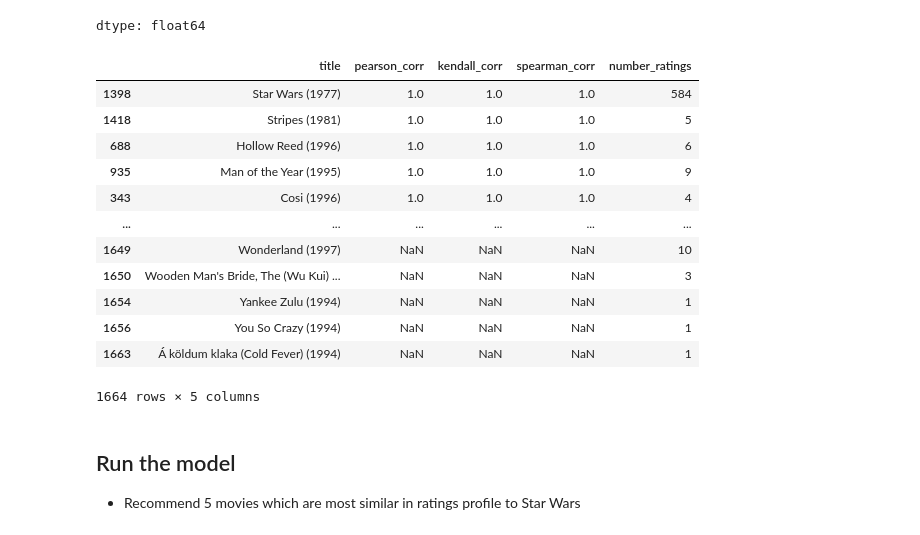
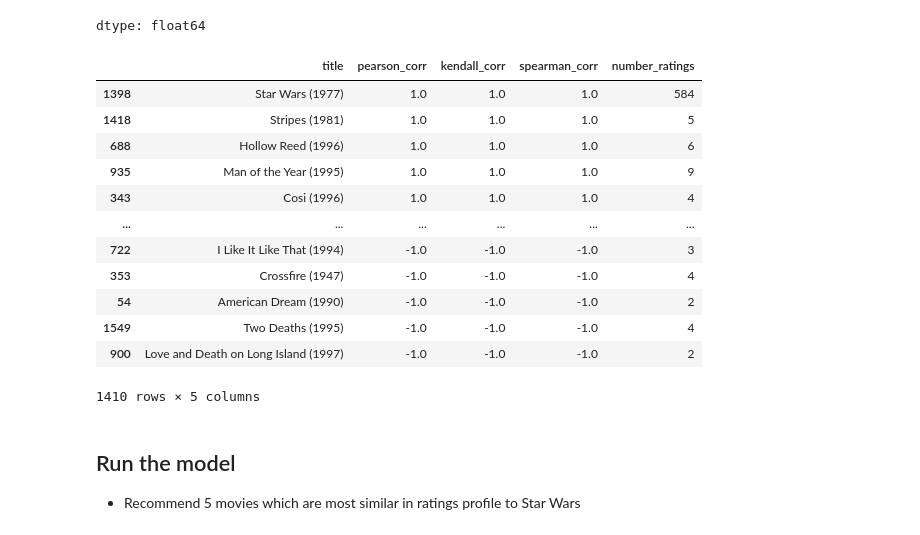
Before and after one commit to thomaspurk/python-ml-examples, a Jupyter notebook: Pandas_Pairwise_Correlation.ipynb, the cells around one changed output. Drawn from its saved outputs; the diff is of its cells as text; code cells hidden in the pictures.

```diff
--- a/Pandas_Pairwise_Correlation.ipynb
+++ b/Pandas_Pairwise_Correlation.ipynb
@@ -234,41 +210,40 @@ kendall_corr_starwars = df_user_titles.corrwith(starwars_user_ratings, method='k
 spearman_corr_starwars = df_user_titles.corrwith(starwars_user_ratings, method='spearman')
 
 # Convert the correlation series into a dataframe
 corr_starwars = pd.DataFrame(pearson_corr_starwars,columns=['pearson_corr']).reset_index()
 corr_starwars['kendall_corr'] = kendall_corr_starwars.values
 corr_starwars['spearman_corr'] = spearman_corr_starwars.values
 
 
 # Refine the recommendation model by accounting for how many times a movie was reviewed.
 # Movies with low numbers of reviews may not have averages that are relevant to correlation
-
 corr_starwars['number_ratings'] = df_title_ratings['number_ratings']
 
 # Remove Nulls, where there was not correlation given
-#corr_starwars.dropna(inplace=True)
+corr_starwars.dropna(inplace=True)
 
 # Sort for best correlation
 corr_starwars.sort_values(
     by='pearson_corr',
     ascending=False,
     inplace=True
 )
 
 corr_starwars
 # %% [output]
 |  | title | pearson_corr | kendall_corr | spearman_corr | number_ratings |
 | 1398 | Star Wars (1977) | 1.0 | 1.0 | 1.0 | 584 |
 | 1418 | Stripes (1981) | 1.0 | 1.0 | 1.0 | 5 |
 | 688 | Hollow Reed (1996) | 1.0 | 1.0 | 1.0 | 6 |
 | 935 | Man of the Year (1995) | 1.0 | 1.0 | 1.0 | 9 |
 | 343 | Cosi (1996) | 1.0 | 1.0 | 1.0 | 4 |
 | ... | ... | ... | ... | ... | ... |
-| 1649 | Wonderland (1997) | NaN | NaN | NaN | 10 |
-| 1650 | Wooden Man's Bride, The (Wu Kui) ... | NaN | NaN | NaN | 3 |
-| 1654 | Yankee Zulu (1994) | NaN | NaN | NaN | 1 |
-| 1656 | You So Crazy (1994) | NaN | NaN | NaN | 1 |
-| 1663 | Á köldum klaka (Cold Fever) (1994) | NaN | NaN | NaN | 1 |
+| 722 | I Like It Like That (1994) | -1.0 | -1.0 | -1.0 | 3 |
+| 353 | Crossfire (1947) | -1.0 | -1.0 | -1.0 | 4 |
+| 54 | American Dream (1990) | -1.0 | -1.0 | -1.0 | 2 |
+| 1549 | Two Deaths (1995) | -1.0 | -1.0 | -1.0 | 4 |
+| 900 | Love and Death on Long Island (1997) | -1.0 | -1.0 | -1.0 | 2 |
-1664 rows × 5 columns
+1410 rows × 5 columns
 # %% [markdown]
 ## Run the model
 
```
Also changed, not shown: parts of 4 cells of this notebook.
